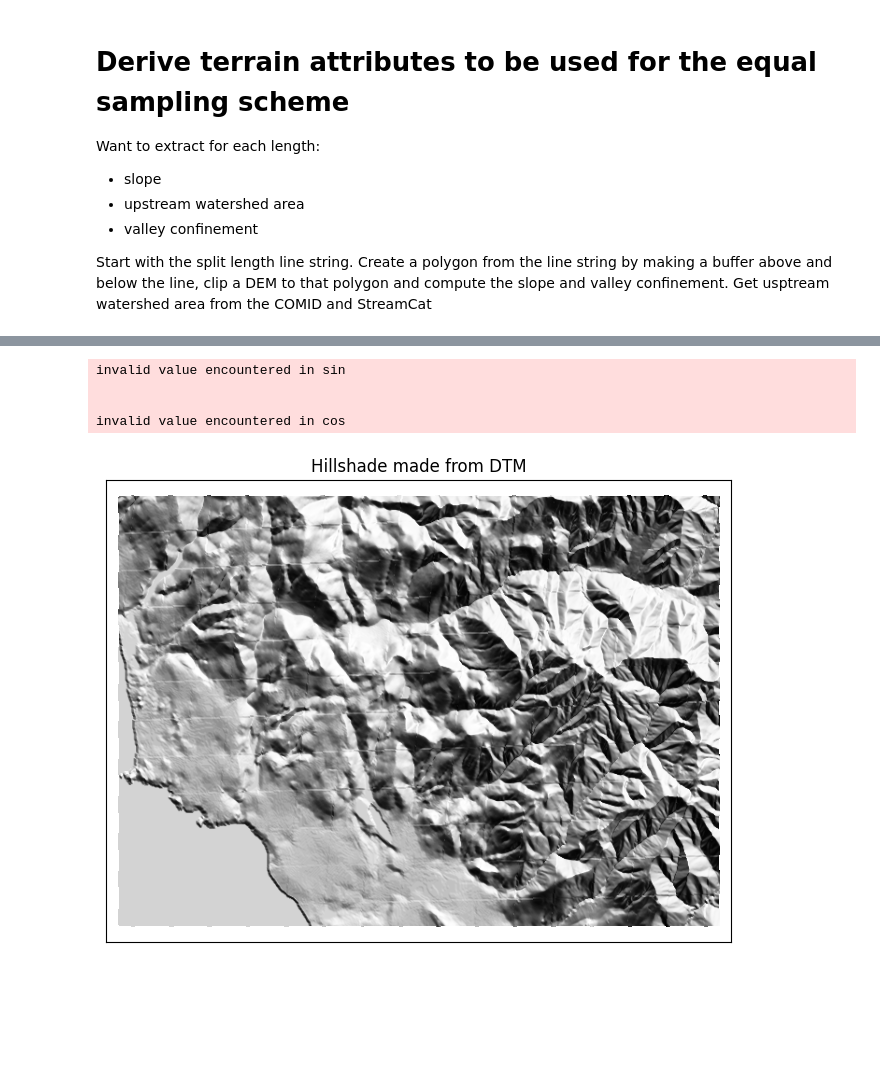
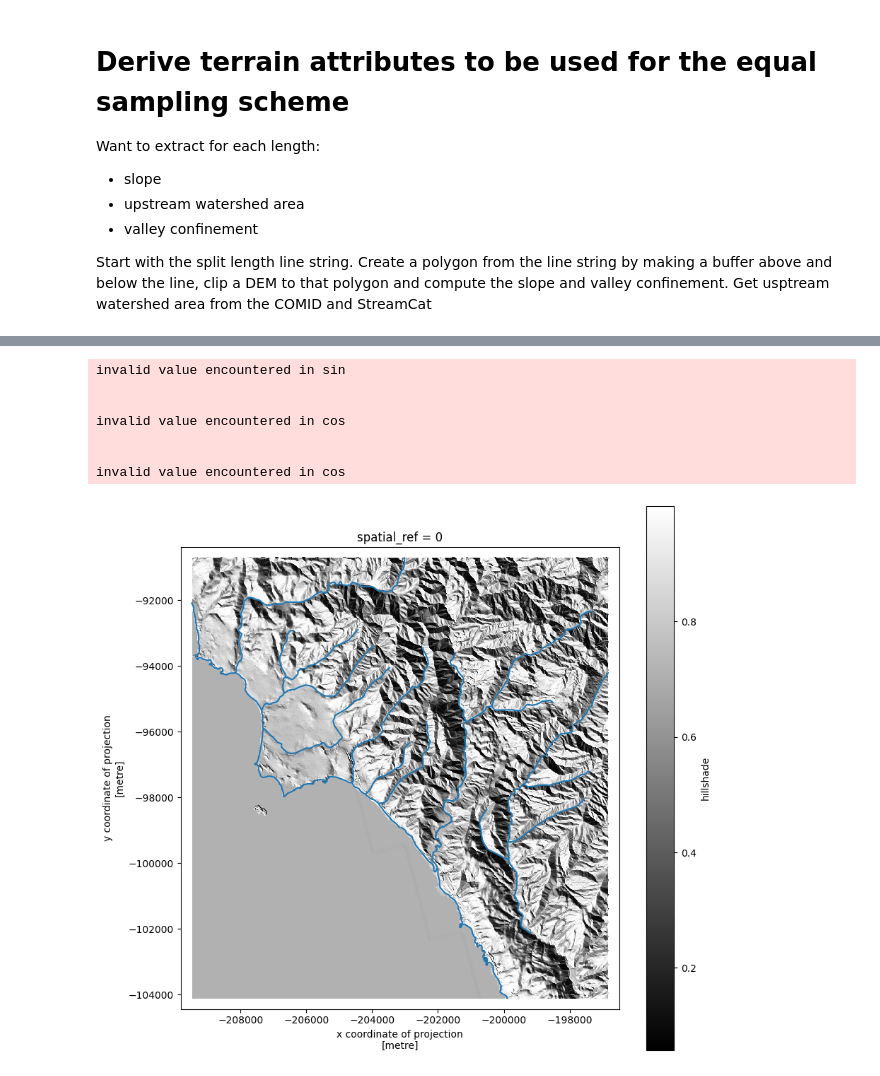
Before and after one commit to avkoehl/valleys, a Jupyter notebook: notebooks/sampling_attributes.ipynb, the cells around one changed output, grey strips where cells are left out. Drawn from its saved outputs; the diff is of its cells as text; code cells hidden in the pictures; blank space fills up the shorter version.

```diff
--- a/notebooks/sampling_attributes.ipynb
+++ b/notebooks/sampling_attributes.ipynb
@@ -35,24 +35,22 @@ aoi = box(*segments.total_bounds)
 dem = py3dep.get_map("DEM", aoi, resolution=10, geo_crs="epsg:3310", crs="epsg:4326")
 dem = dem.rio.reproject(3310)
 slope = xrspatial.slope(dem)
+hillshade = xrspatial.hillshade(dem, angle_altitude=25, azimuth=225)
+# %% [output]
+invalid value encountered in sin
+
+
+invalid value encountered in cos
+
+
+invalid value encountered in cos
-# %%
-import earthpy.spatial as es
-import earthpy.plot as ep
-hillshade = es.hillshade(dem)
-
-ep.plot_bands(
-    hillshade,
-    cbar=False,
-    title="Hillshade made from DTM",
-    figsize=(10, 6),
-)
-plt.show()
-# %% [output]
-invalid value encountered in sin
-
-
-invalid value encountered in cos
-[figure, removed]
+# %%
+fig, ax = plt.subplots(figsize=(10,10))
+hillshade.plot(ax=ax, cmap='gray')
+segments['geometry'].plot(ax=ax)
+plt.show()
+# %% [output]
+[figure, added]
 # %%
 def get_nearest_vertices(point, linestring):
     line_coords = linestring.coords
```
Also changed, not shown: parts of 6 cells of this notebook, 1 other file.
